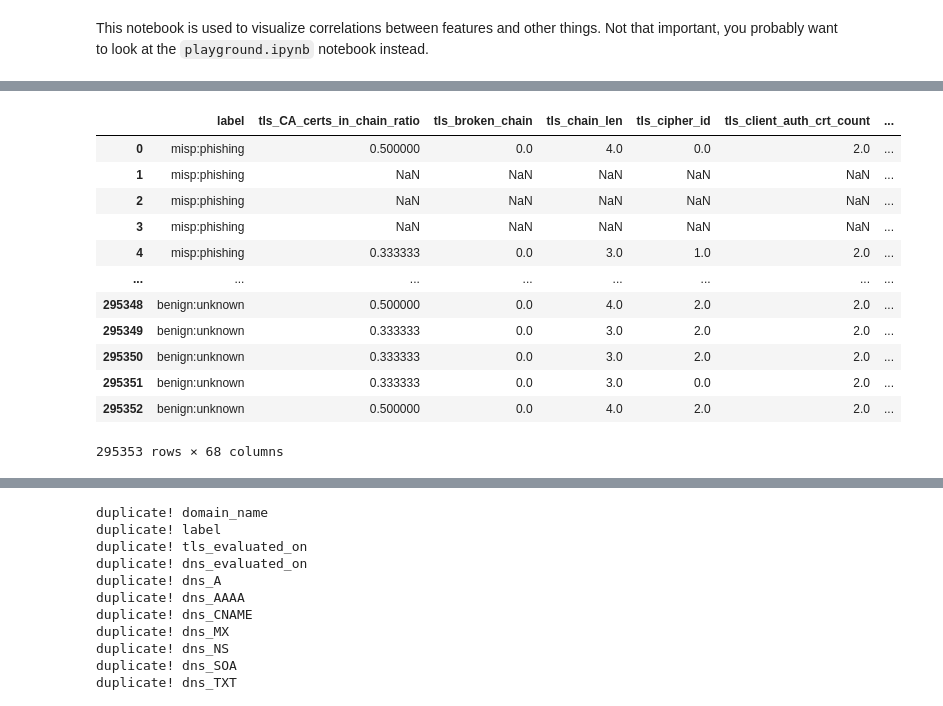
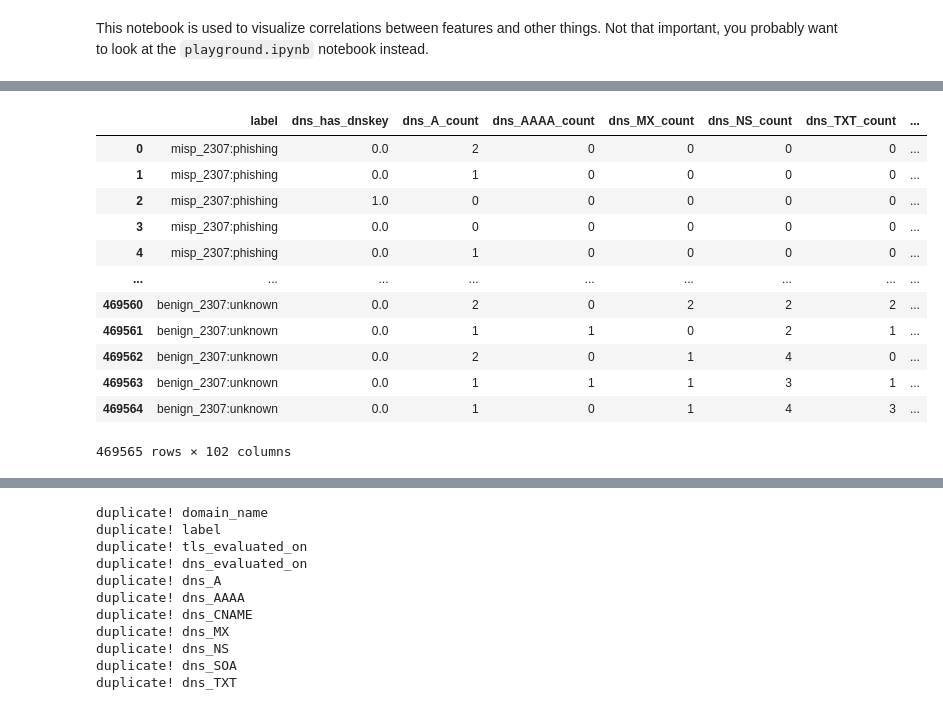
Before and after one commit to OviOvocny/dr-playground, a Jupyter notebook: Visual.ipynb, the cells around one changed output, grey strips where cells are left out. Cells and saved outputs as stored; diff of their text form; code cells hidden in the pictures.

```diff
--- a/Visual.ipynb
+++ b/Visual.ipynb
@@ -9,36 +6,36 @@ The autoreload extension is already loaded. To reload it, use:
 # %%
 import pyarrow as pa
 import pyarrow.parquet as pq
 
 # load
-phishing = pq.read_table('floor/phishing.parquet')
-benign_u = pq.read_table('floor/benign.parquet')
+phishing = pq.read_table('floor/phishing_2307.parquet')
+benign_u = pq.read_table('floor/benign_2307.parquet')
 
-from transformers.drop_nontrain import drop_nontrain
+from transformers.drop_nontrain import drop_nontrain_table as drop_nontrain
 phishing = drop_nontrain(phishing)
 benign_u = drop_nontrain(benign_u)
 
 phishing_order = phishing.schema.names
 benign = benign_u.select(phishing_order)
 
 data = pa.concat_tables([phishing, benign])
 df = data.to_pandas()
 
 df
 # %% [output]
-|  | label | tls_CA_certs_in_chain_ratio | tls_broken_chain | tls_chain_len | tls_cipher_id | tls_client_auth_crt_count | ... |
-| 0 | misp:phishing | 0.500000 | 0.0 | 4.0 | 0.0 | 2.0 | ... |
-| 1 | misp:phishing | NaN | NaN | NaN | NaN | NaN | ... |
-| 2 | misp:phishing | NaN | NaN | NaN | NaN | NaN | ... |
-| 3 | misp:phishing | NaN | NaN | NaN | NaN | NaN | ... |
-| 4 | misp:phishing | 0.333333 | 0.0 | 3.0 | 1.0 | 2.0 | ... |
-| ... | ... | ... | ... | ... | ... | ... | ... |
-| 295348 | benign:unknown | 0.500000 | 0.0 | 4.0 | 2.0 | 2.0 | ... |
-| 295349 | benign:unknown | 0.333333 | 0.0 | 3.0 | 2.0 | 2.0 | ... |
-| 295350 | benign:unknown | 0.333333 | 0.0 | 3.0 | 2.0 | 2.0 | ... |
-| 295351 | benign:unknown | 0.333333 | 0.0 | 3.0 | 0.0 | 2.0 | ... |
-| 295352 | benign:unknown | 0.500000 | 0.0 | 4.0 | 2.0 | 2.0 | ... |
+|  | label | dns_has_dnskey | dns_A_count | dns_AAAA_count | dns_MX_count | dns_NS_count | dns_TXT_count | ... |
+| 0 | misp_2307:phishing | 0.0 | 2 | 0 | 0 | 0 | 0 | ... |
+| 1 | misp_2307:phishing | 0.0 | 1 | 0 | 0 | 0 | 0 | ... |
+| 2 | misp_2307:phishing | 1.0 | 0 | 0 | 0 | 0 | 0 | ... |
+| 3 | misp_2307:phishing | 0.0 | 0 | 0 | 0 | 0 | 0 | ... |
+| 4 | misp_2307:phishing | 0.0 | 1 | 0 | 0 | 0 | 0 | ... |
+| ... | ... | ... | ... | ... | ... | ... | ... | ... |
+| 469560 | benign_2307:unknown | 0.0 | 2 | 0 | 2 | 2 | 2 | ... |
+| 469561 | benign_2307:unknown | 0.0 | 1 | 1 | 0 | 2 | 1 | ... |
+| 469562 | benign_2307:unknown | 0.0 | 2 | 0 | 1 | 4 | 0 | ... |
+| 469563 | benign_2307:unknown | 0.0 | 1 | 1 | 1 | 3 | 1 | ... |
+| 469564 | benign_2307:unknown | 0.0 | 1 | 0 | 1 | 4 | 3 | ... |
-295353 rows × 68 columns
+469565 rows × 102 columns
 # %%
 import matplotlib.pyplot as plt
 import seaborn as sns
```
Also changed, not shown: parts of 2 cells of this notebook, 3 other files.
